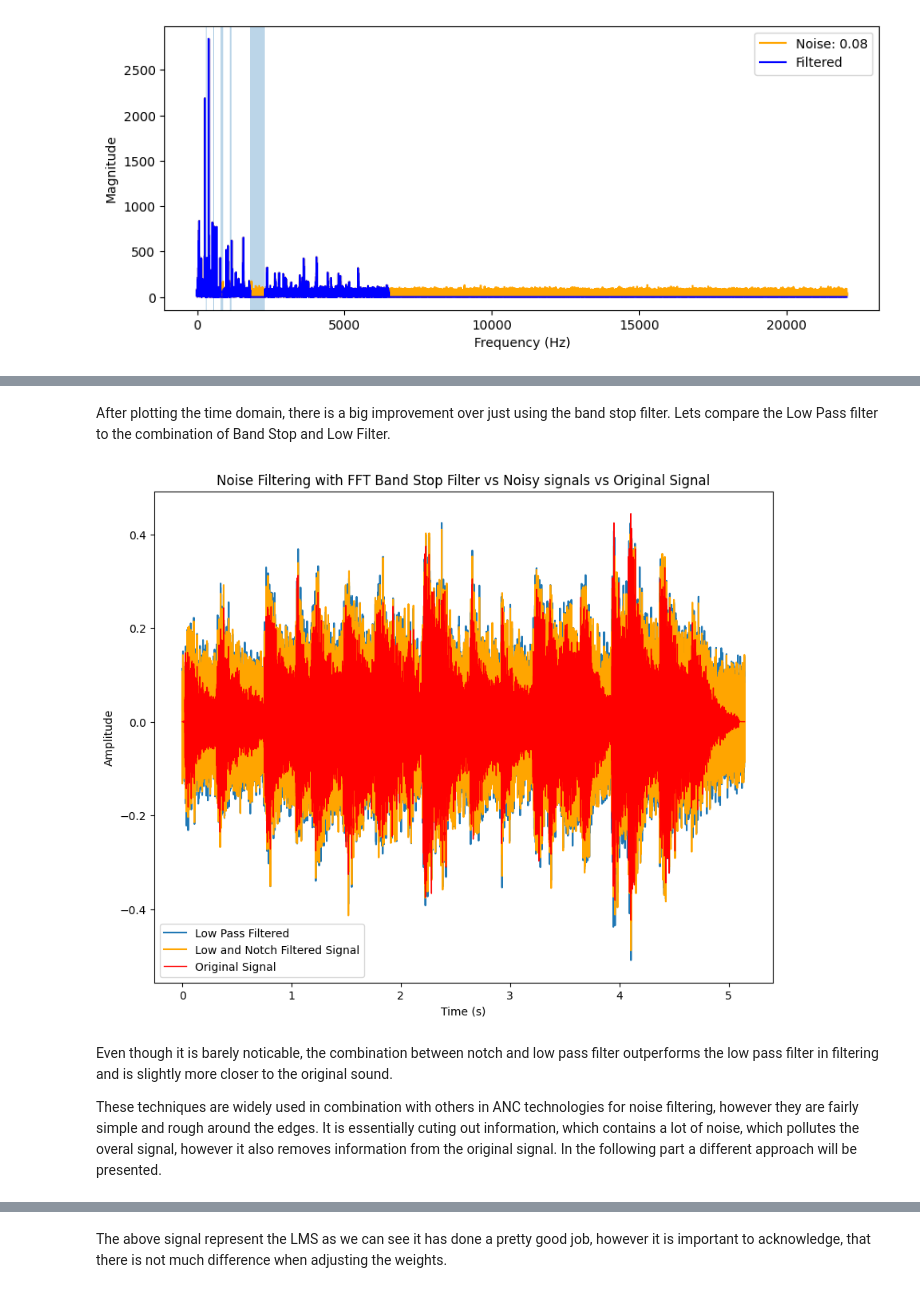
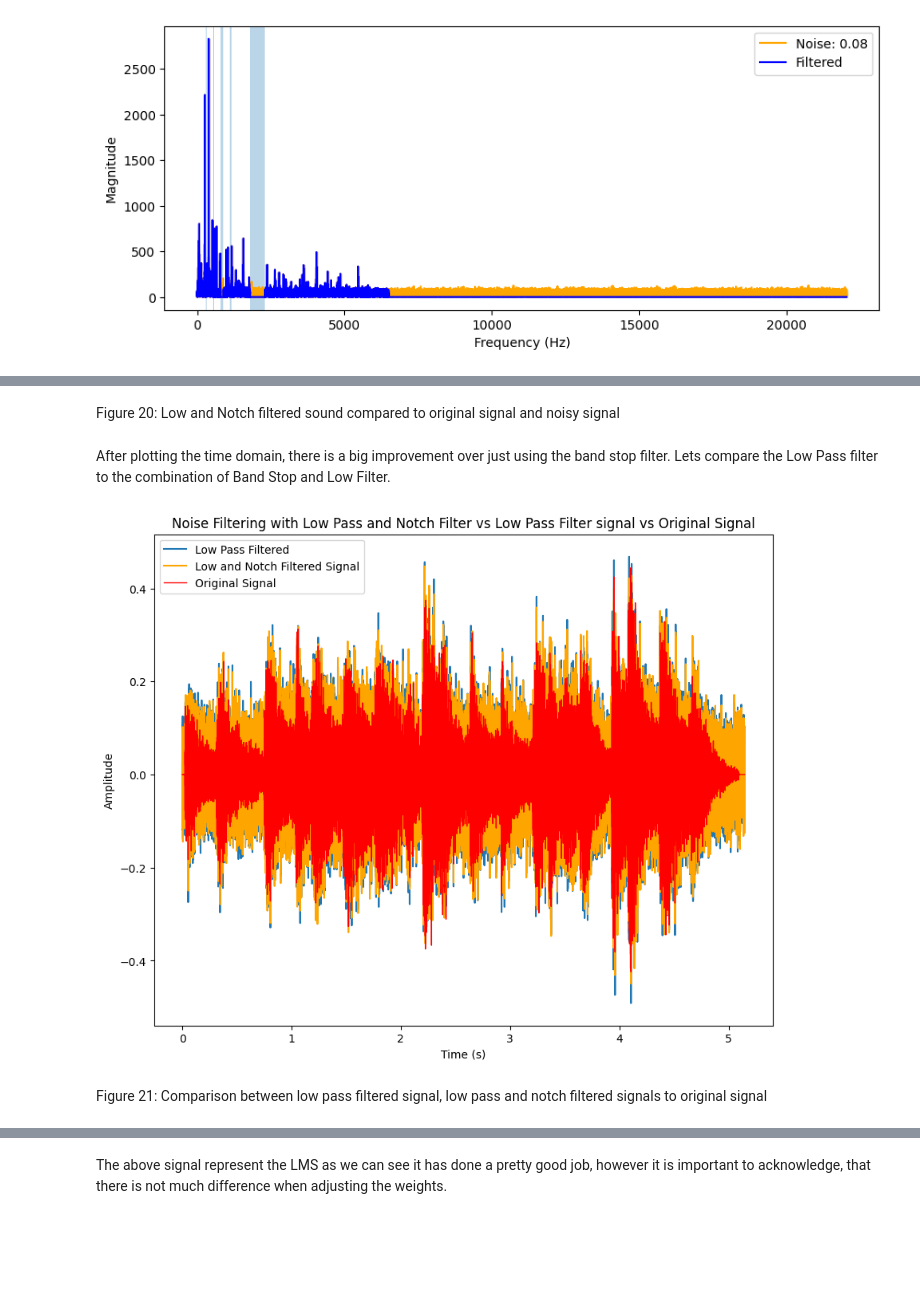
Before and after one commit to stanbesz/fourier_transforms_in_audio_signal_processing, a Jupyter notebook: Fourier_Transform.ipynb, the cells around one changed output, grey strips where cells are left out. Cells and saved outputs as stored; diff of their text form; code cells hidden in the pictures; blank space fills up the shorter version.

```diff
--- a/Fourier_Transform.ipynb
+++ b/Fourier_Transform.ipynb
@@ -580,20 +583,20 @@ plt.show()
+# %% [markdown]
+Figure 20: Low and Notch filtered sound compared to original signal and noisy signal
 # %% [markdown]
 After plotting the time domain, there is a big improvement over just using the band stop filter. Lets compare the Low Pass filter to the combination of Band Stop and Low Filter.
 # %%
 plt.figure(figsize=(10,8))
 plt.plot(time, low_filtered_audio, label="Low Pass Filtered")
 plt.plot(time, notch_and_low_filtered_audio, label="Low and Notch Filtered Signal", color="orange")
 plt.plot(time, song_audio, color="red", linewidth=1, label="Original Signal")
 
 plt.legend()
-plt.title("Noise Filtering with FFT Band Stop Filter vs Noisy signals vs Original Signal")
+plt.title("Noise Filtering with Low Pass and Notch Filter vs Low Pass Filter signal vs Original Signal")
 plt.xlabel("Time (s)")
 plt.ylabel("Amplitude")
 
 plt.show()
 # %% [output]
-[figure, old version]
+[figure, new version]
-# %% [markdown]
-Even though it is barely noticable, the combination between notch and low pass filter outperforms the low pass filter in filtering and is slightly more closer to the original sound.
-
-These techniques are widely used in combination with others in ANC technologies for noise filtering, however they are fairly simple and rough around the edges. It is essentially cuting out information, which contains a lot of noise, which pollutes the overal signal, however it also removes information from the original signal. In the following part a different approach will be presented.
+# %% [markdown]
+Figure 21: Comparison between low pass filtered signal, low pass and notch filtered signals to original signal
```
Also changed, not shown: parts of 48 cells of this notebook, 7 other files.
